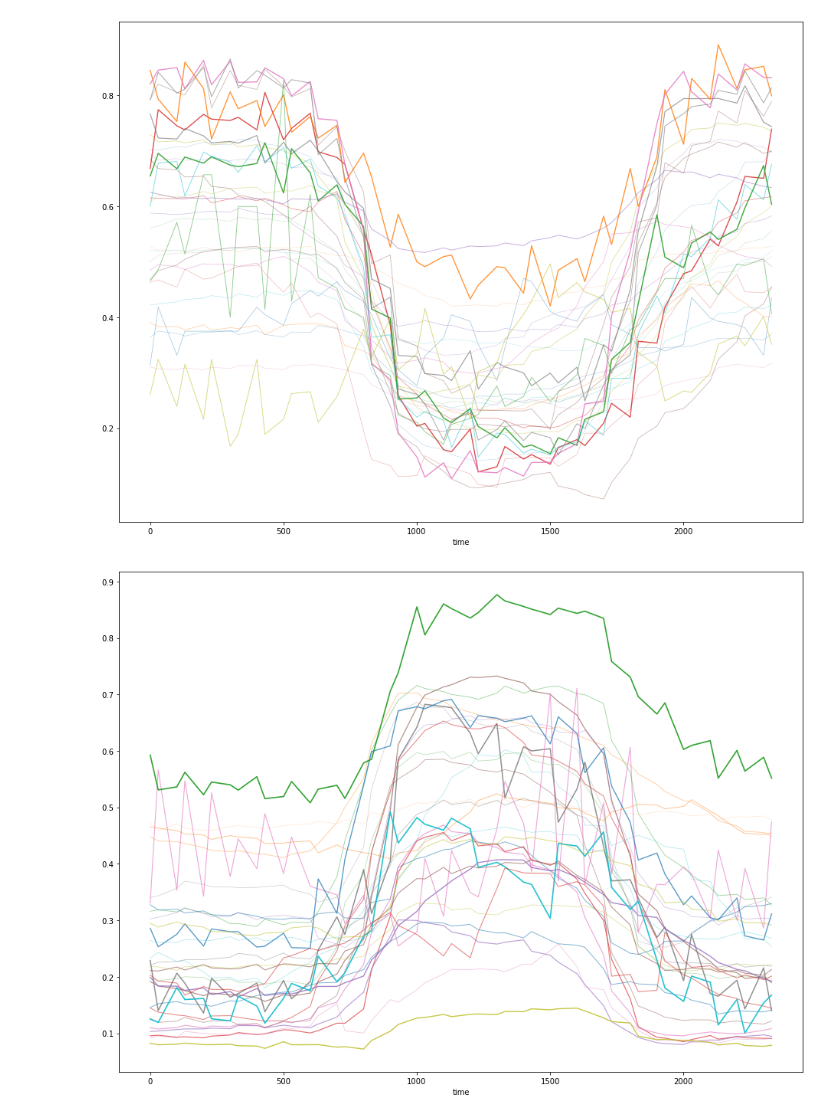
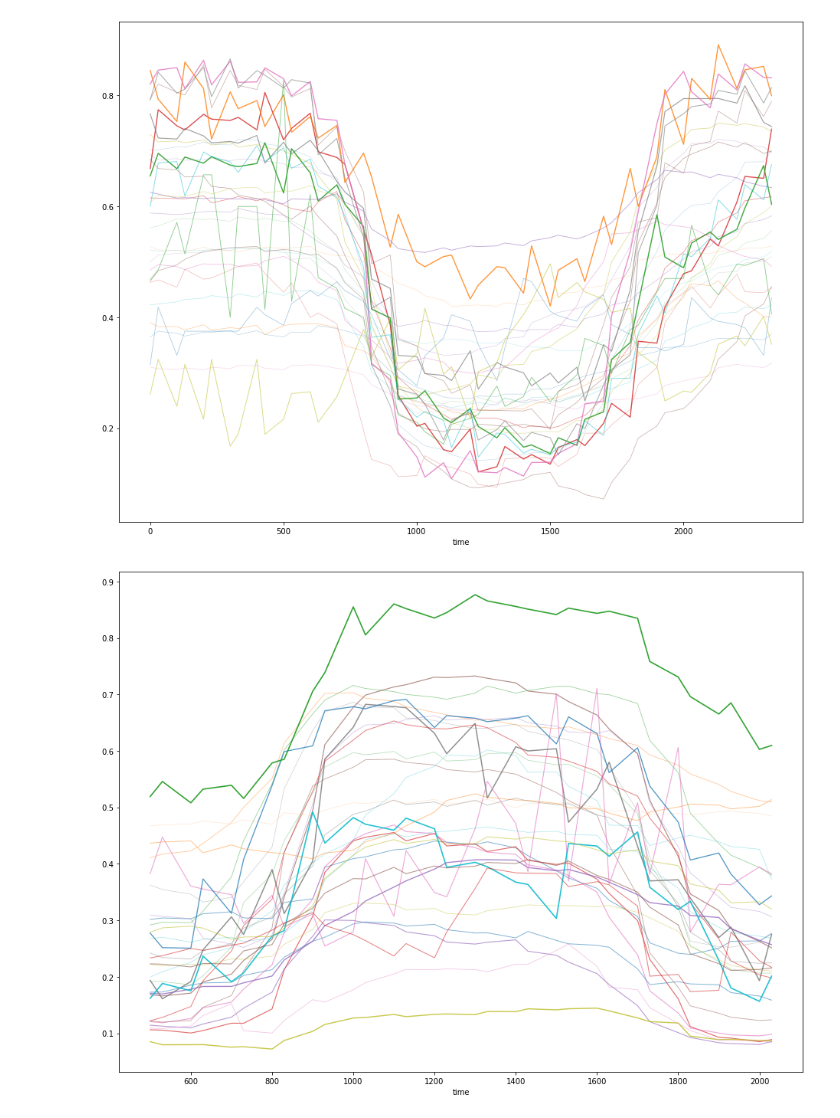
Before and after one commit to charles-v-phillips/citibike, a Jupyter notebook: jung/data/stationavailability/stationavailabilityEDA.ipynb, the cells around one changed output. Saved outputs shown, nothing was run; the diff lists cells and outputs as text; code cells hidden in the pictures.

```diff
--- a/jung/data/stationavailability/stationavailabilityEDA.ipynb
+++ b/jung/data/stationavailability/stationavailabilityEDA.ipynb
@@ -176,12 +176,12 @@ for _ in range(30):
 [figure]
 # %%
 # forget it, either im querying from the SQL wrong or something else is just not right
-
+qsu = qsu.drop([0, 30, 100, 130, 200, 230, 300, 330, 400, 430, 2100, 2130, 2200, 2230, 2300, 2330], axis =1)
 cluster2 = qsu[(qsu[830] < qsu[1300]) & (qsu[1300] > qsu[1730])]
 for _ in range(30):
     row = cluster2.iloc[_][2:]
     row.plot(figsize = (16, 12),
              alpha = cluster2.iloc[_]['tot_docks']/70,
              linewidth = cluster2.iloc[_]['tot_docks']/40)
 # %% [output]
-[figure, old version]
+[figure, new version]
```
Also changed, not shown: parts of 8 cells of this notebook, 10 other files.
